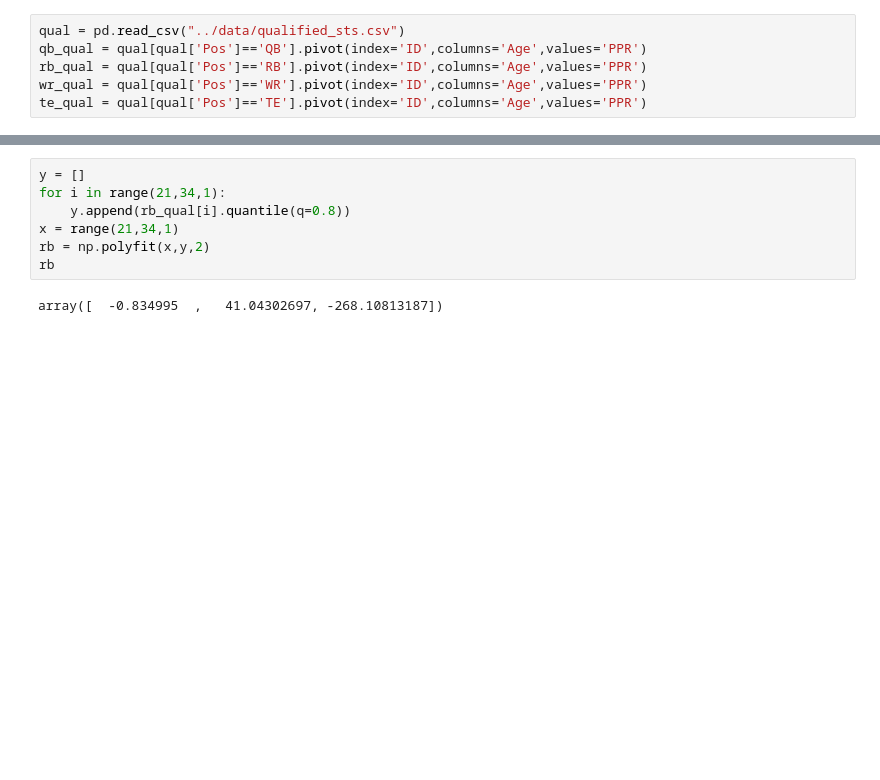
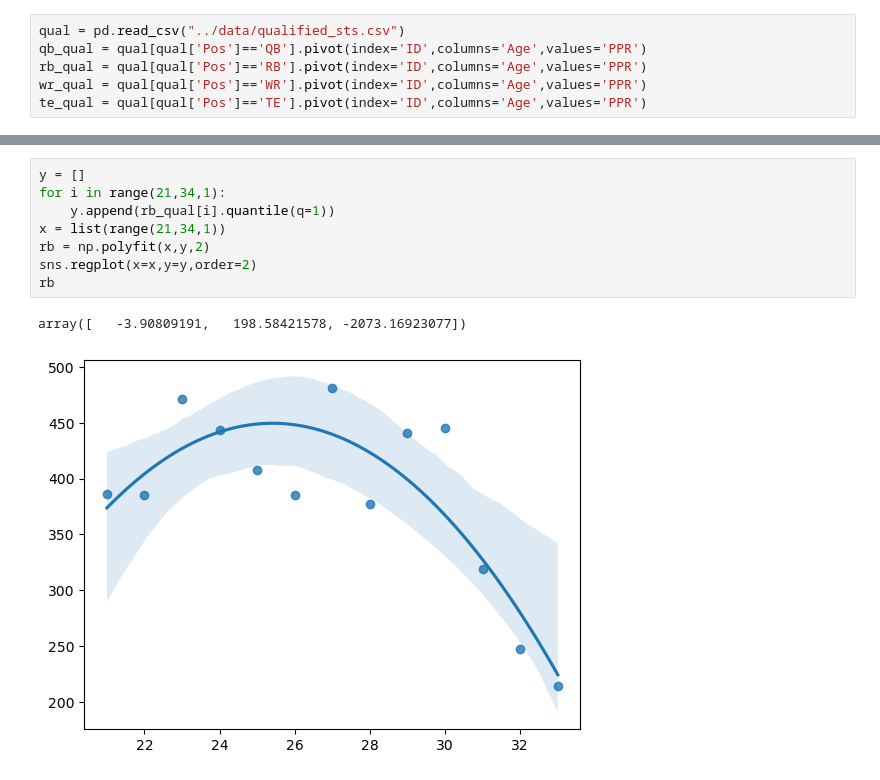
Before and after one commit to calebfederman/02FantasyFootball, a Jupyter notebook: src/age_trends.ipynb, the cells around one changed output, grey strips where cells are left out. Cells and saved outputs as stored; diff of their text form; blank space fills up the shorter version.

```diff
--- a/src/age_trends.ipynb
+++ b/src/age_trends.ipynb
@@ -25,12 +28,14 @@ array([ -0.2942789 ,  19.29182792, -98.63823529])
 # %%
 y = []
 for i in range(21,34,1):
-    y.append(rb_qual[i].quantile(q=0.8))
-x = range(21,34,1)
+    y.append(rb_qual[i].quantile(q=1))
+x = list(range(21,34,1))
 rb = np.polyfit(x,y,2)
+sns.regplot(x=x,y=y,order=2)
 rb
 # %% [output]
-array([  -0.834995  ,   41.04302697, -268.10813187])
+array([   -3.90809191,   198.58421578, -2073.16923077])
+[figure, added]
 # %%
 y = []
 for i in range(21,35,1):
```
Also changed, not shown: parts of 10 cells of this notebook, 3 other files.
